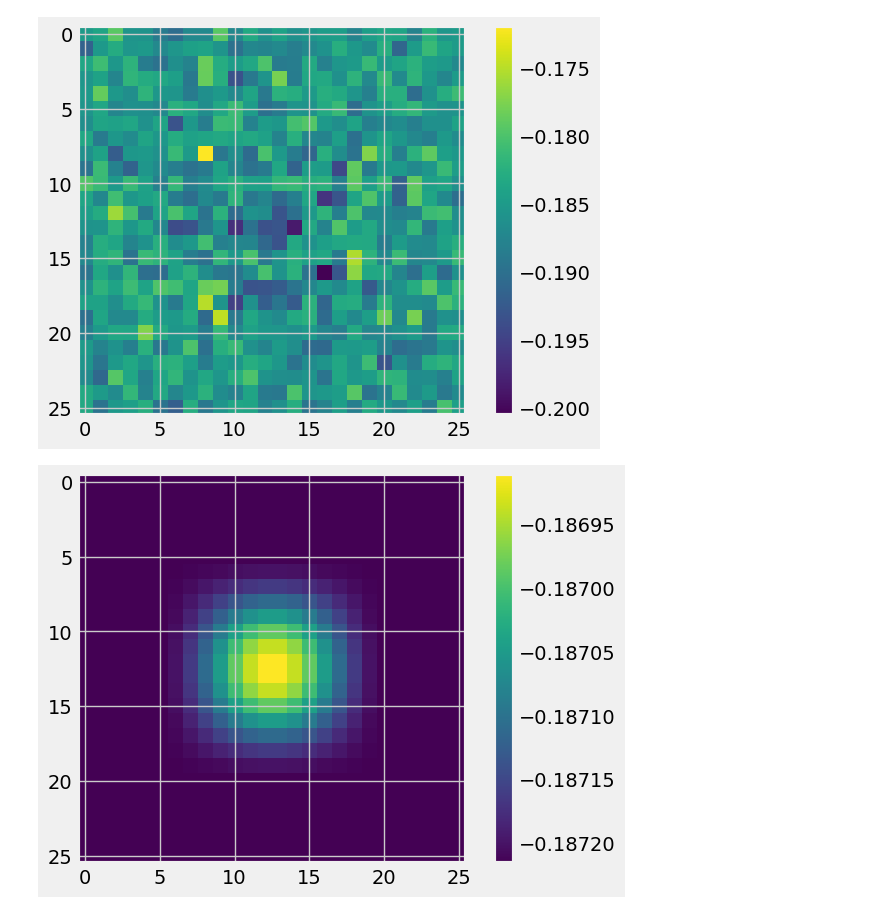
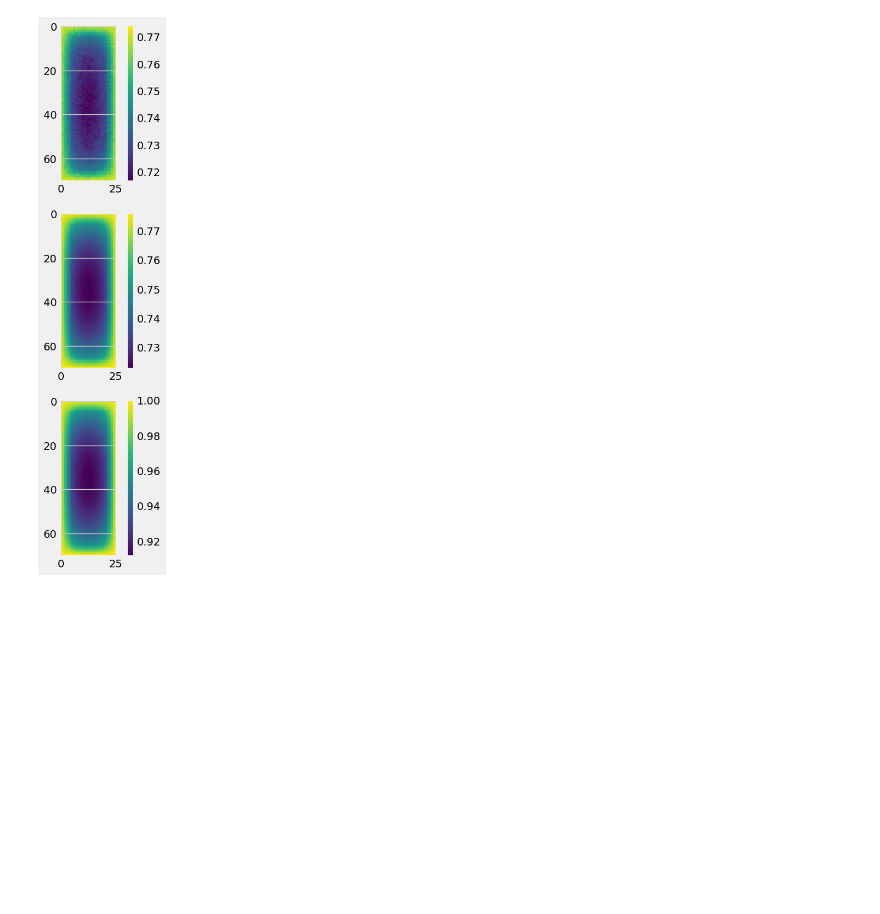
Before and after one commit to Helios113/ML_NEGF, a Jupyter notebook: main.ipynb, the cells around one changed output. Saved outputs shown, nothing was run; the diff lists cells and outputs as text; code cells hidden in the pictures; blank space fills up the shorter version.

```diff
--- a/main.ipynb
+++ b/main.ipynb
@@ -1,35 +1,36 @@
 # %%
 import torch
 import math
-import numpy as np
 from data_loader import NEFG3x3Set
 from AE import AE
 import matplotlib.pyplot as plt
-
+import numpy as np
+from IPython.display import clear_output
 
 # Download the MNIST Dataset
-dataset = NEFG3x3Set("info.csv", "data_3x3_10", "dat_std",transform=True)
+dataset = NEFG3x3Set("info_dat_pot_10_std.csv",
+                     "data/3x12_16", "dat_pot_10_std", transform=True)
 
 length = len(dataset)
 train_split = math.floor(length*.7)
 test_split = length - train_split
 
-train_inds, test_inds = torch.utils.data.random_split(dataset, [train_split, test_split], generator=torch.Generator().manual_seed(42))
-
+train_inds, test_inds = torch.utils.data.random_split(
+    dataset, [train_split, test_split], generator=torch.Generator().manual_seed(42))
 
 
 # Model Initialization
 model = AE()
 
 # Validation using MSE Loss function
-loss_function = torch.nn.MSELoss()
+loss_function = torch.nn.L1Loss()
 
 # Using an Adam Optimizer with lr = 0.
 optimizer = torch.optim.Adam(model.parameters(),
                              lr=1e-3)
 
 train_data = torch.utils.data.DataLoader(dataset=train_inds, batch_size=32,
-                                            shuffle=True)
+                                         shuffle=True)
 test_data = torch.utils.data.DataLoader(dataset=test_inds, batch_size=32,
-                                            shuffle=True)
+                                        shuffle=True)
 # %%
@@ -112,39 +124,34 @@ plt.show()
 # %%
 
 # 1600
 # 1500 - example of very small data
-# 1000
+# 1000 - very small nums
 # 3000 - bigger numbers
-(inp, tar) = dataset[50]
-inp = inp.reshape(26*26).float()
+(inp, tar, _, _, _) = dataset[1600]
+inp = inp.reshape(71*26).float()
 
-rec = model(inp).float().reshape(26,26)
+rec = model(inp).float().reshape(71, 26)
 
-fig, ax = plt.subplots()
-pos = ax.imshow(rec.detach().numpy())
-c_bar = fig.colorbar(pos, ax=ax)
-plt.show()
-
-fig, ax = plt.subplots()
-inp = inp.reshape(26,26).float()
-pos = ax.imshow(inp.detach().numpy())
-c_bar = fig.colorbar(pos, ax=ax)
-plt.show()
-print(inp.min(),inp.max())
-
-fig, ax = plt.subplots()
-tar = tar.reshape(26,26).float()
-pos = ax.imshow(tar.detach().numpy())
-c_bar = fig.colorbar(pos, ax=ax)
-plt.show()
+fig, ax = plt.subplots(nrows=3, figsize=(4, 12))
+pos = ax[0].imshow(rec.detach().numpy())
+c_bar = fig.colorbar(pos, ax=ax[0])
+# print(rec.min(), rec.max())
 
 
+tar = tar.reshape(71, 26).float()
+pos = ax[1].imshow(tar.detach().numpy())
+c_bar = fig.colorbar(pos, ax=ax[1])
+# print(tar.min(), tar.max())
 
-# fig, ax = plt.subplots()
-# dif = rec-tar
-# pos = ax.imshow(dif.detach().numpy())
-# c_bar = fig.colorbar(pos, ax=ax)
-# plt.show()
+
+inp = inp.reshape(71, 26).float()
+pos = ax[2].imshow(inp.detach().numpy())
+c_bar = fig.colorbar(pos, ax=ax[2])
+# print(inp.min(), inp.max())
+
+plt.show()
+print("Prediction Loss:", loss_function(tar, rec))
+
+print("Input Loss:", loss_function(tar, inp))
 # %% [output]
-[figure, old version]
+[figure, new version]
-[figure, removed]
```
Also changed, not shown: parts of 3 cells of this notebook, 28 other files.
